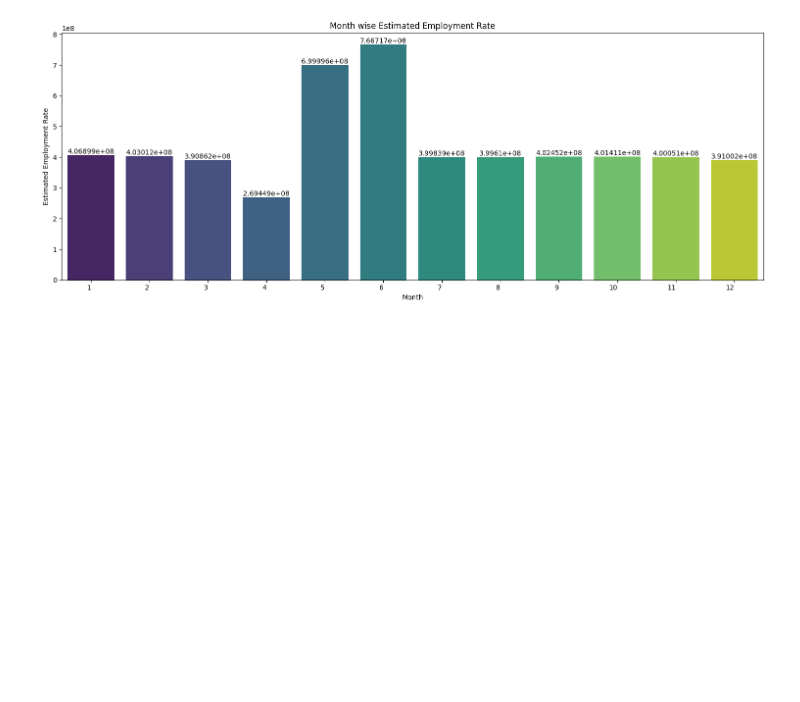
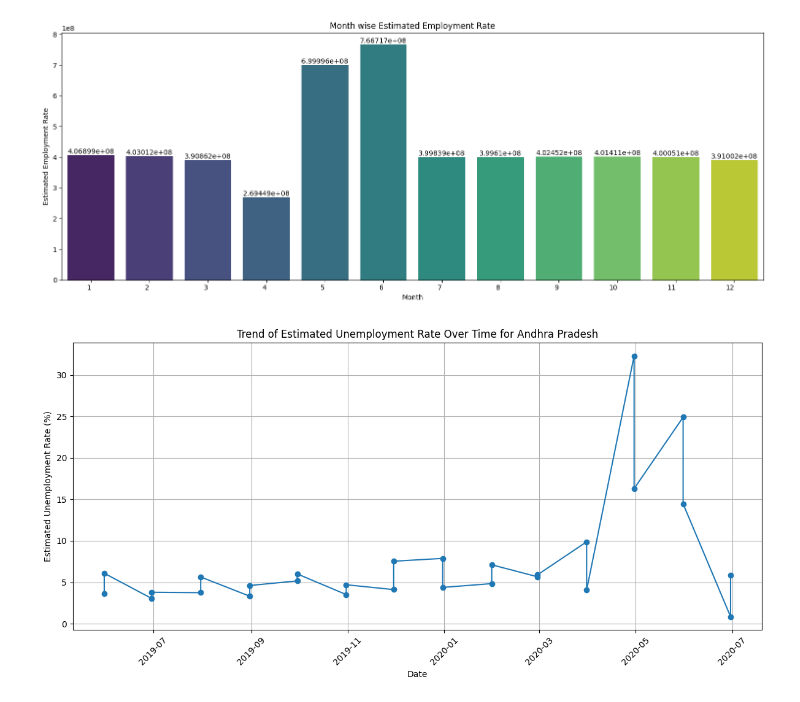
Before and after one commit to itzKshitijaC/CognoRise-Infotech, a Jupyter notebook: UnemploymentAnalysis.ipynb, the cells around one changed output. Drawn from its saved outputs; the diff is of its cells as text; code cells hidden in the pictures; blank space fills up the shorter version.

Commit message:
Task 1: Unemployment In India

```diff
--- a/UnemploymentAnalysis.ipynb
+++ b/UnemploymentAnalysis.ipynb
@@ -386,3 +386,25 @@ plt.tight_layout()
 plt.show()
 # %% [output]
 [figure]
+# %%
+# For Andhra Predesh, What is the trend of the estimated unemployment rate over time for a specific region?
+
+region = 'Andhra Pradesh'
+region_data = data[data['Region'] == region].copy()
+region_data['Date'] = pd.to_datetime(region_data['Date'], format='%d-%m-%Y')
+region_data.sort_values('Date', inplace=True)
+
+# Create a line plot
+plt.figure(figsize=(12, 6))
+plt.plot(region_data['Date'], region_data['Unemployment Rate'], marker='o', linestyle='-')
+plt.xlabel('Date')
+plt.ylabel('Estimated Unemployment Rate (%)')
+plt.title(f'Trend of Estimated Unemployment Rate Over Time for {region}')
+plt.grid(True)
+plt.xticks(rotation=45)
+plt.tight_layout()
+
+# Display the plot
+plt.show()
+# %% [output]
+[figure, added]
```
Also changed, not shown: parts of 14 cells of this notebook.
